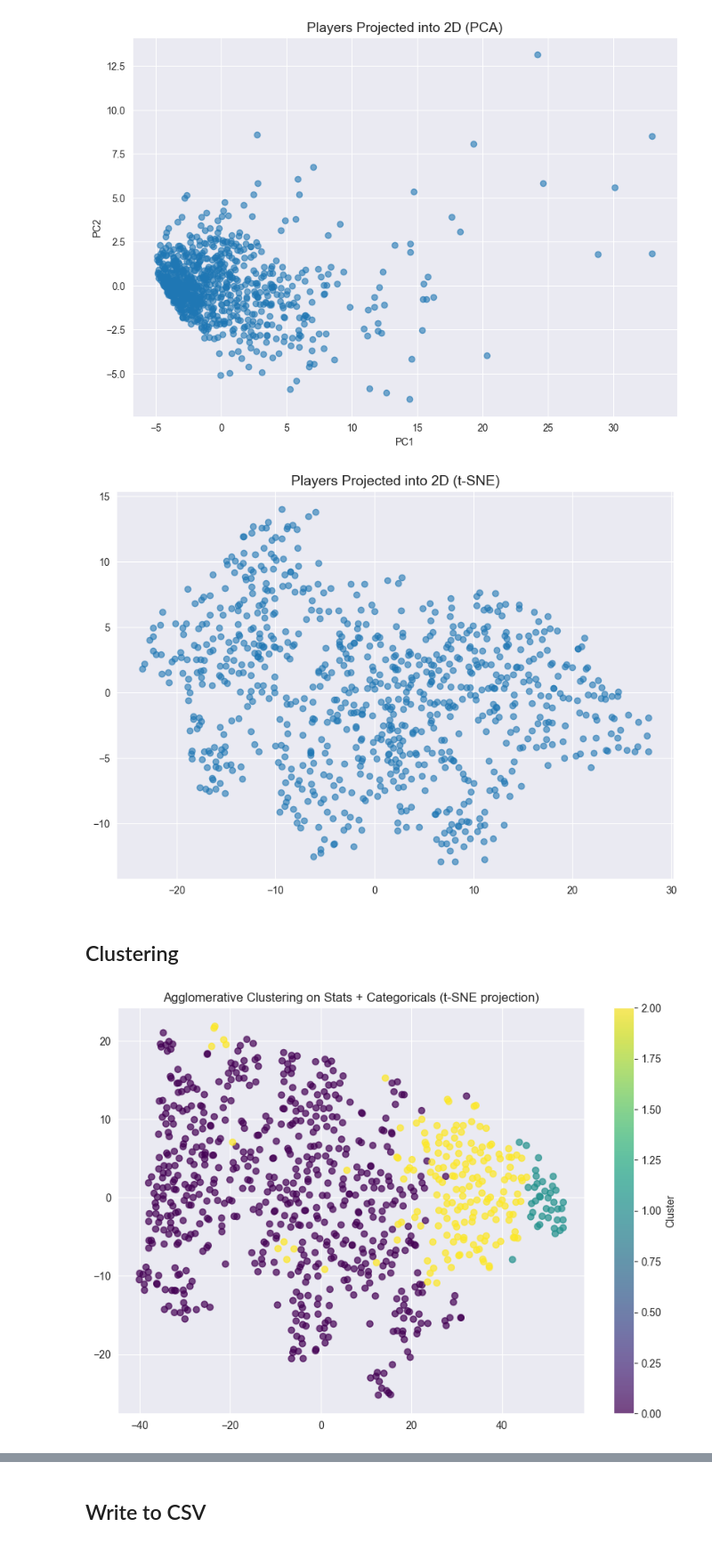
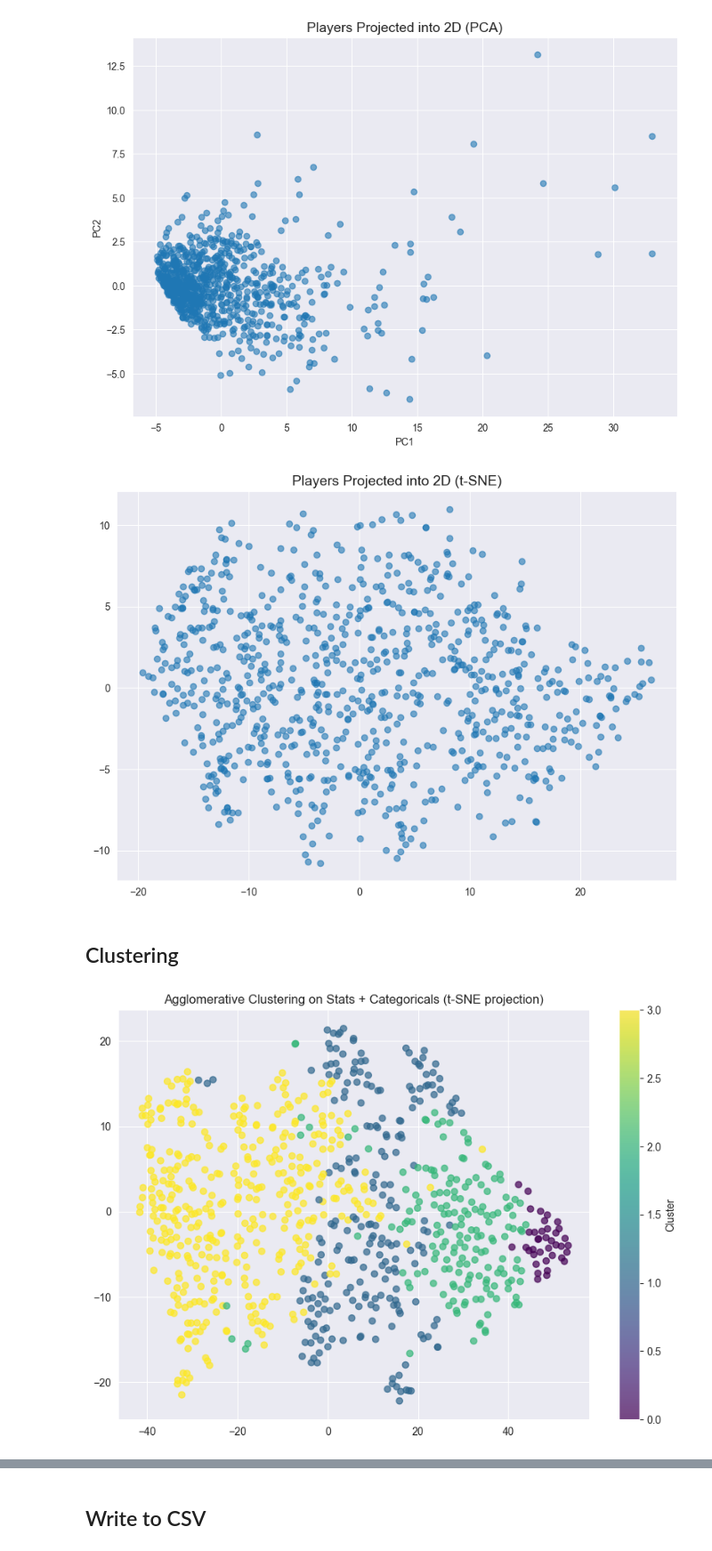
Before and after one commit to shigenogoro/NHL-Prospect-Predictor, a Jupyter notebook: tier_classifier/nhl_defensemen_clustering.ipynb, the cells around one changed output, grey strips where cells are left out. Shown at 89% size. Drawn from its saved outputs; the diff is of its cells as text; code cells hidden in the pictures.

Commit message:
Clustering Done, but need to consider the weight afterwards

```diff
--- a/tier_classifier/nhl_defensemen_clustering.ipynb
+++ b/tier_classifier/nhl_defensemen_clustering.ipynb
@@ -181,13 +181,11 @@ NHL Top Defensive Forward (Frank J. Selke Trophy)
 # %%
 import re
 
-# Define NHL-related awards
 # Define NHL-related awards keywords from all_highlights
 award_keywords = {
-    # Neglect 4 Nations awards
-    # "4nations_champion": "NHL 4 Nations Champion",
-    # "4nations_mvp": "NHL 4 Nations MVP",
-    # "4nations_points": "NHL 4 Nations Most Points",
+    "4nations_champion": "NHL 4 Nations Champion",
+    "4nations_mvp": "NHL 4 Nations MVP",
+    "4nations_points": "NHL 4 Nations Most Points",
     "all_rookie": "NHL All-Rookie Team",
     "norris": "NHL Best Defenseman (Norris Trophy)",
     "patrick": "NHL Contribution to U.S. Hockey (Lester Patrick Trophy)",
@@ -305,39 +303,39 @@ plt.scatter(X_tsne[:, 0], X_tsne[:, 1], alpha=0.6)
 plt.title("Players Projected into 2D (t-SNE)", fontsize=14)
 plt.show()
 # %% [output]
-[figure, old version]
+[figure, new version]
 # %% [markdown]
 ## Clustering
 # %%
 from scipy.sparse import hstack
 from sklearn.cluster import AgglomerativeClustering
 from sklearn.manifold import TSNE
 import matplotlib.pyplot as plt
 
 # Step 1: Combine numeric (scaled), categorical (one-hot), and maybe highlights
 X_combined = hstack([X_stats_scaled, X_onehot, X_highlights])
 
 # AgglomerativeClustering does not accept sparse matrices -> convert to dense
 X_dense = X_combined.toarray()
 
 # Step 2: Cluster in high-dimensional space
-agg = AgglomerativeClustering(n_clusters=3)
+agg = AgglomerativeClustering(n_clusters=4)
 labels = agg.fit_predict(X_dense)
 
 # Add cluster labels back to DataFrame
 nhl_defensemen['cluster'] = labels
 
 # Step 3: Project to 2D with t-SNE for visualization
 X_tsne = TSNE(n_components=2, random_state=42, perplexity=30).fit_transform(X_dense)
 
 # Step 4: Plot
 plt.figure(figsize=(10, 7))
 plt.scatter(X_tsne[:, 0], X_tsne[:, 1], c=labels, cmap="viridis", alpha=0.7)
 plt.colorbar(label='Cluster')
 plt.title("Agglomerative Clustering on Stats + Categoricals (t-SNE projection)")
 plt.show()
 # %% [output]
-[figure, old version]
+[figure, new version]
 # %%
 # Plot the clustering result using PCA
 plt.figure(figsize=(10, 7))
```
Also changed, not shown: parts of 23 cells of this notebook, 5 other files.
